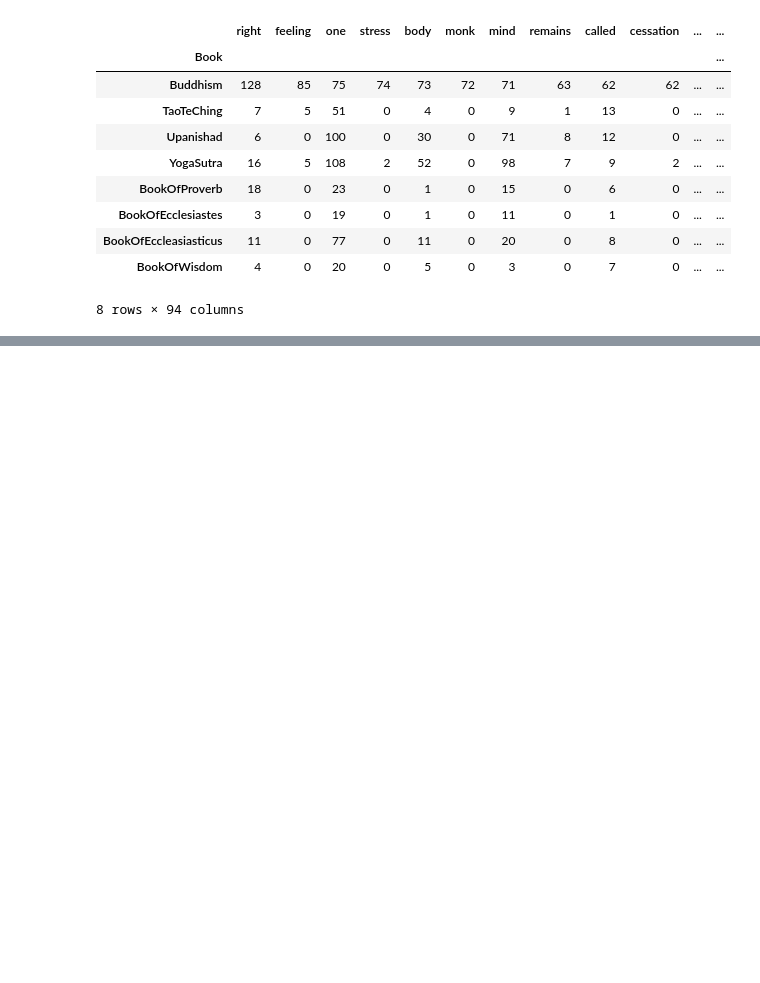
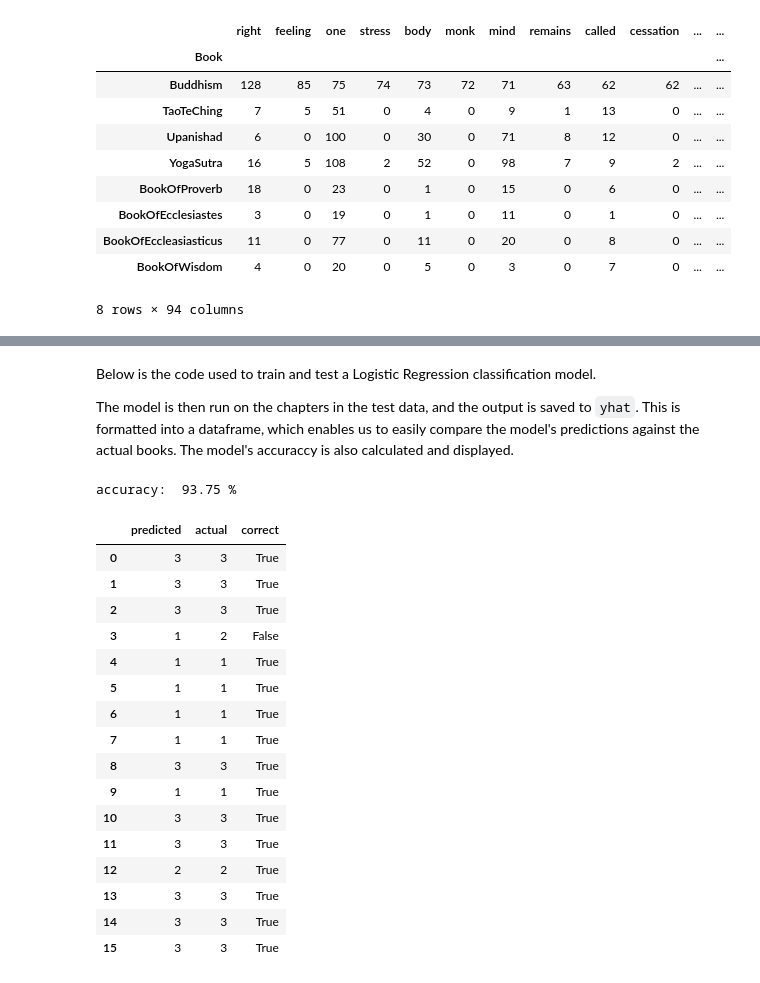
Before and after one commit to lsidarto/datahacks2021, a Jupyter notebook: Datahacks2021.ipynb, the cells around one changed output, grey strips where cells are left out. Drawn from its saved outputs; the diff is of its cells as text; code cells hidden in the pictures; blank space fills up the shorter version.

```diff
--- a/Datahacks2021.ipynb
+++ b/Datahacks2021.ipynb
@@ -194,0 +257,49 @@ Based on the pie charts, we can observe that the word "man" comes up as the top
+# %%
+#shuffle dataset
+ot = ot.sample(frac=1)
+
+#split into train and test, 75-25
+idx = (int)(len(ot)*0.75)
+X_train = ot.iloc[:idx].drop(labels = "Book", axis = 1)
+y_train = ot.iloc[:idx]["book"]
+
+X_test = ot.iloc[idx:].drop(labels = "Book", axis = 1)
+y_test = ot.iloc[idx:]["book"]
+# %% [markdown]
+Below is the code used to train and test a Logistic Regression classification model.
+
+The model is then run on the chapters in the test data, and the output is saved to `yhat`. This is formatted into a dataframe, which enables us to easily compare the model's predictions against the actual books. The model's accuraccy is also calculated and displayed.
+# %%
+#model
+clf = LogisticRegression(random_state = 0, C=100)
+clf.fit(X_train, y_train)
+
+#predict
+yhat = clf.predict(X_test)
+
+#view results
+results = pd.DataFrame({'predicted':yhat.tolist(),'actual':y_test.to_list()})
+results['correct'] = results['predicted'] == results['actual']
+
+accuracy = results['correct'].sum()/len(y_test)*100
+print("accuracy: ", accuracy, "%")
+results
+# %% [output]
+accuracy:  93.75 %
+|  | predicted | actual | correct |
+| 0 | 3 | 3 | True |
+| 1 | 3 | 3 | True |
+| 2 | 3 | 3 | True |
+| 3 | 1 | 2 | False |
+| 4 | 1 | 1 | True |
+| 5 | 1 | 1 | True |
+| 6 | 1 | 1 | True |
+| 7 | 1 | 1 | True |
+| 8 | 3 | 3 | True |
+| 9 | 1 | 1 | True |
+| 10 | 3 | 3 | True |
+| 11 | 3 | 3 | True |
+| 12 | 2 | 2 | True |
+| 13 | 3 | 3 | True |
+| 14 | 3 | 3 | True |
+| 15 | 3 | 3 | True |
```
Also changed, not shown: parts of 51 cells of this notebook, 1 other file.
